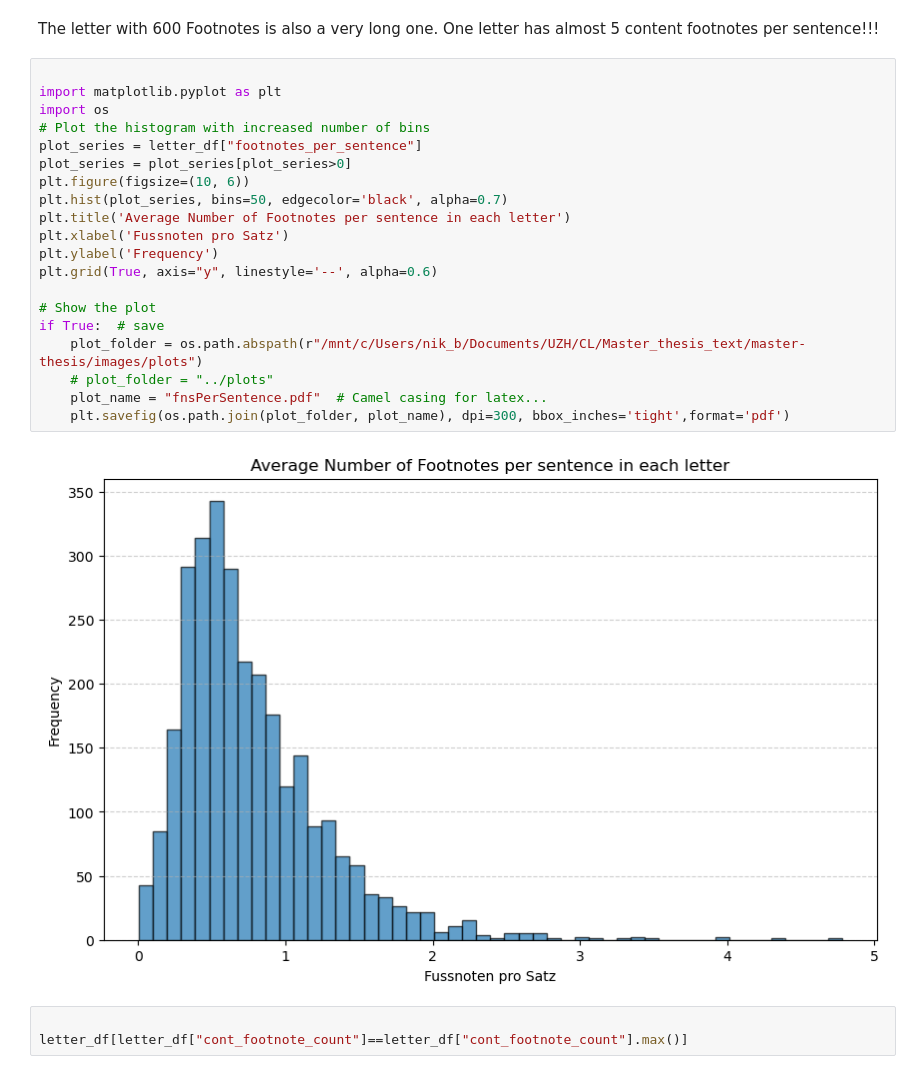
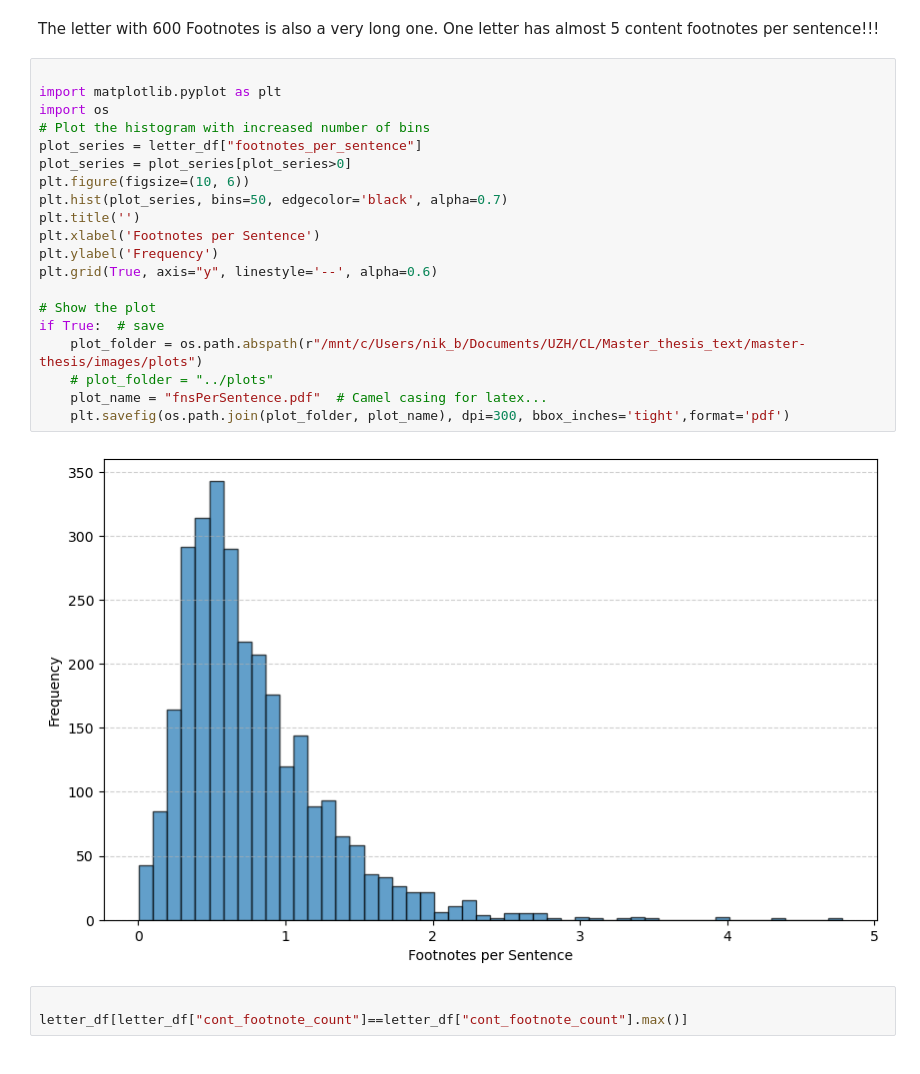
Before and after one commit to Boffl/BullingerDigitalLMFootnotes, a Jupyter notebook: data_analysis_and_preparation/prepare_data.ipynb, the cells around one changed output. Cells and saved outputs as stored; diff of their text form.

```diff
--- a/data_analysis_and_preparation/prepare_data.ipynb
+++ b/data_analysis_and_preparation/prepare_data.ipynb
@@ -58,25 +58,25 @@ The letter with 600 Footnotes is also a very long one. One letter has almost 5 c
 # %%
 
 import matplotlib.pyplot as plt
 import os
 # Plot the histogram with increased number of bins
 plot_series = letter_df["footnotes_per_sentence"]
 plot_series = plot_series[plot_series>0]
 plt.figure(figsize=(10, 6))
 plt.hist(plot_series, bins=50, edgecolor='black', alpha=0.7)
-plt.title('Average Number of Footnotes per sentence in each letter')
-plt.xlabel('Fussnoten pro Satz')
+plt.title('')
+plt.xlabel('Footnotes per Sentence')
 plt.ylabel('Frequency')
 plt.grid(True, axis="y", linestyle='--', alpha=0.6)
 
 # Show the plot
 if True:  # save
     plot_folder = os.path.abspath(r"/mnt/c/Users/nik_b/Documents/UZH/CL/Master_thesis_text/master-thesis/images/plots")
     # plot_folder = "../plots"
     plot_name = "fnsPerSentence.pdf"  # Camel casing for latex...
     plt.savefig(os.path.join(plot_folder, plot_name), dpi=300, bbox_inches='tight',format='pdf')
 # %% [output]
-[figure, old version]
+[figure, new version]
 # %%
 
 letter_df[letter_df["cont_footnote_count"]==letter_df["cont_footnote_count"].max()]
```
Also changed, not shown: parts of 2 cells of this notebook, 2 other files.
